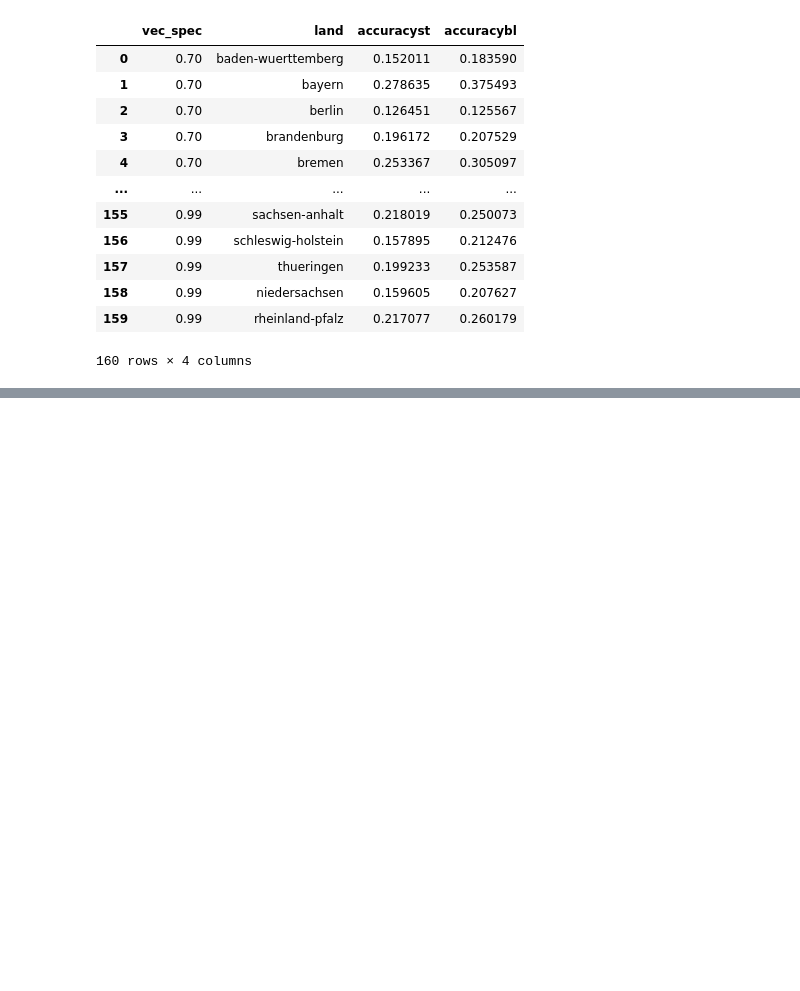
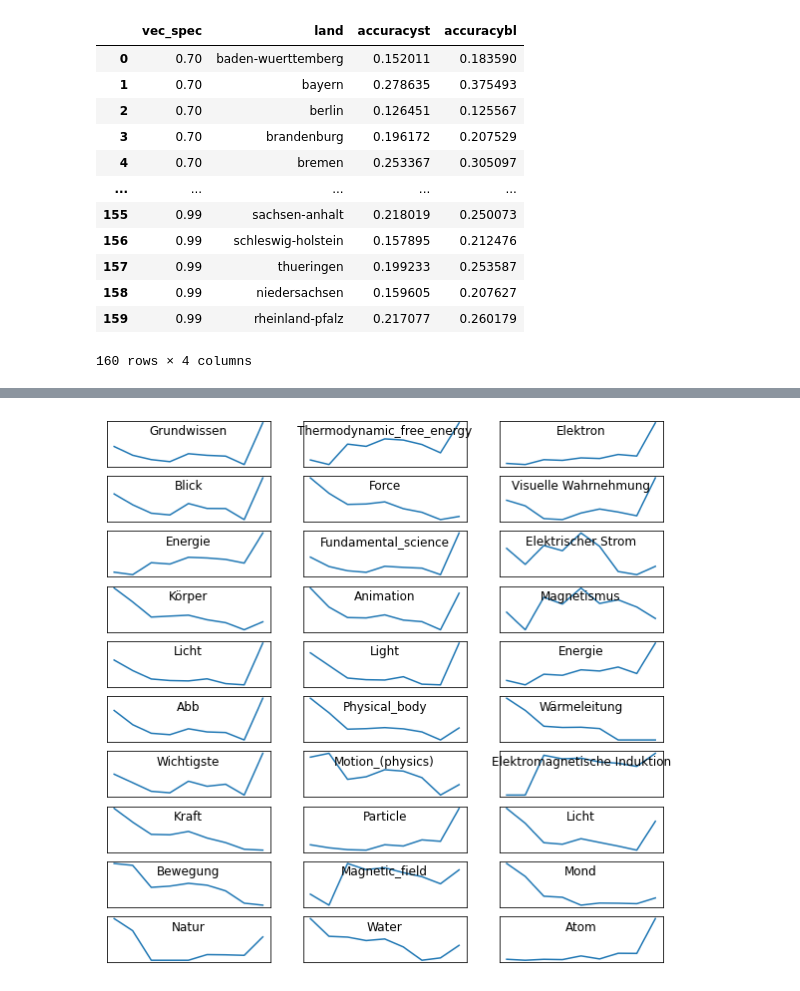
Before and after one commit to rxvl-d/curri, a Jupyter notebook: notebooks/paper-submission.ipynb, the cells around one changed output, grey strips where cells are left out. Saved outputs shown, nothing was run; the diff lists cells and outputs as text; code cells hidden in the pictures; blank space fills up the shorter version.

```diff
--- a/notebooks/paper-submission.ipynb
+++ b/notebooks/paper-submission.ipynb
@@ -301,0 +640,18 @@ bl.join(st, on='land', rsuffix='bl', lsuffix='st')
+# %%
+fig, axs = plt.subplots(10, 3, figsize=(10,10))
+extractors = list(results.keys())
+for i in range(3):
+    extractor = extractors[i]
+    for j in range(10):
+        feature, result = results[extractor][j]
+        axs[j][i].plot(list(range(5, 14)), result)
+        axs[j][i].set_title(feature, y=1.0, pad=-14)
+        axs[j][i].set_xticks([])
+        axs[j][i].set_yticks([])
+
+# for i, feature in enumerate(by_class_feature_count):
+#     if i < 10:
+#         axs[i].plot(list(range(5, 14)), by_class_feature_count[feature])
+#         axs[i].set_title(feature)
+# %% [output]
+[figure, added]
```
Also changed, not shown: parts of 41 cells of this notebook, 3 other files.
